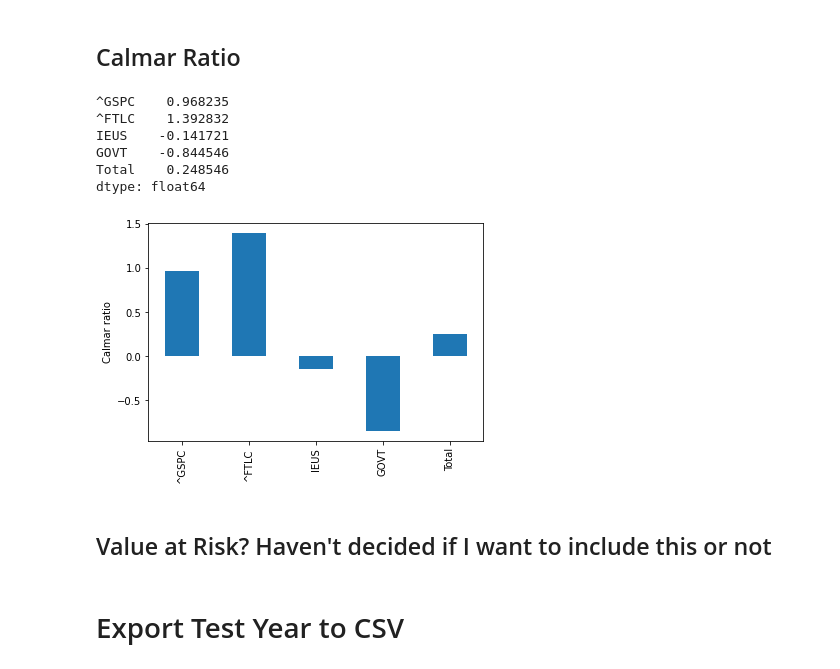
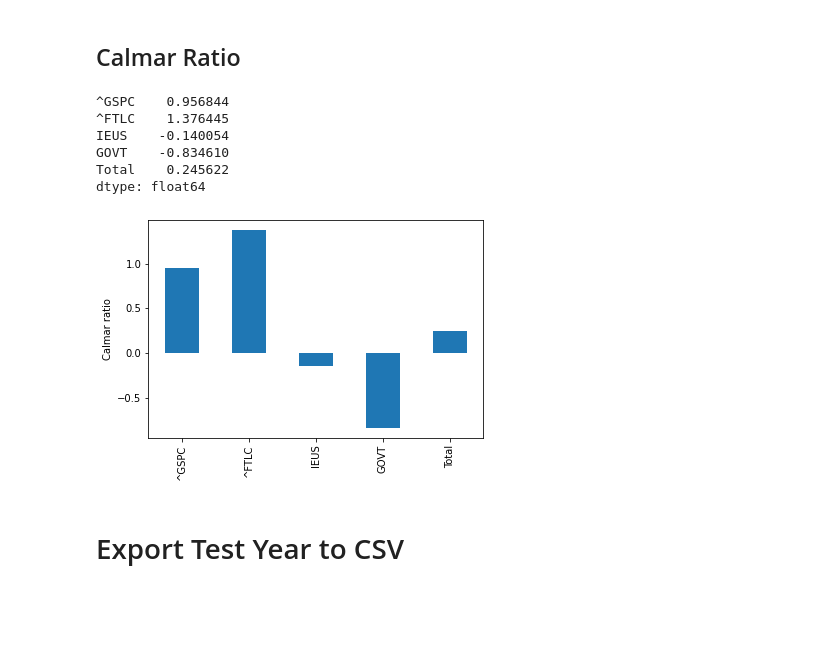
Before and after one commit to Lagher0/FinanceModels, a Jupyter notebook: Hidden_Markov_Model.ipynb, the cells around one changed output. Saved outputs shown, nothing was run; the diff lists cells and outputs as text; code cells hidden in the pictures; blank space fills up the shorter version.

```diff
--- a/Hidden_Markov_Model.ipynb
+++ b/Hidden_Markov_Model.ipynb
@@ -600,23 +600,21 @@ dtype: float64
 # %%
 #daily_stock_returns = portfolio_position_values.pct_change().dropna() # Analysing holding such portfolio position from the start
 daily_stock_returns = portfolio_test_values.pct_change()
 daily_stock_returns.drop(daily_stock_returns.columns[[2,5,6,7]], axis=1, inplace=True)
 daily_stock_returns = daily_stock_returns.dropna()
-calmars = daily_stock_returns.mean()*255/abs(max_drawdowns)
+calmars = daily_stock_returns.mean()*252/abs(max_drawdowns)
 
 calmars.plot.bar()
 plt.ylabel('Calmar ratio')
 calmars
 # %% [output]
-^GSPC    0.968235
-^FTLC    1.392832
-IEUS    -0.141721
-GOVT    -0.844546
-Total    0.248546
+^GSPC    0.956844
+^FTLC    1.376445
+IEUS    -0.140054
+GOVT    -0.834610
+Total    0.245622
 dtype: float64
-[figure, old version]
+[figure, new version]
-# %% [markdown]
-## Value at Risk? Haven't decided if I want to include this or not
 # %% [markdown]
 # Export Test Year to CSV
 # %%
```
Also changed, not shown: parts of 5 cells of this notebook, 5 other files.
